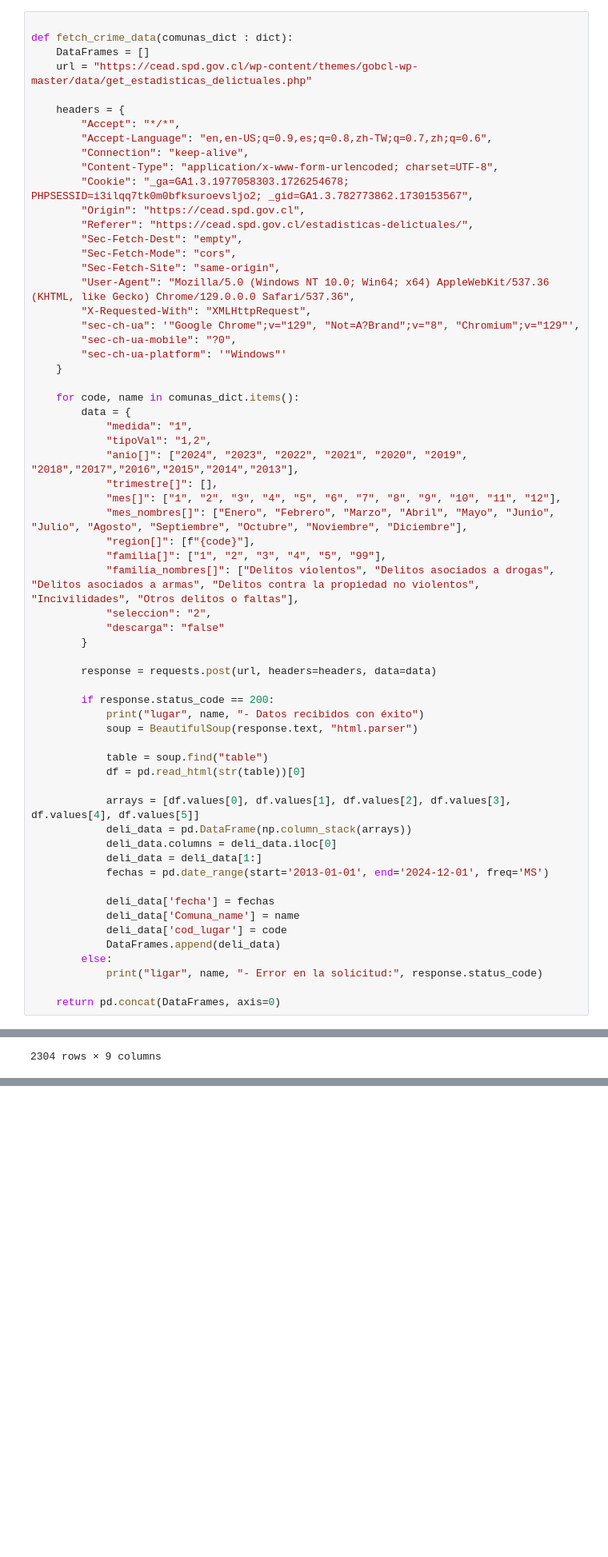
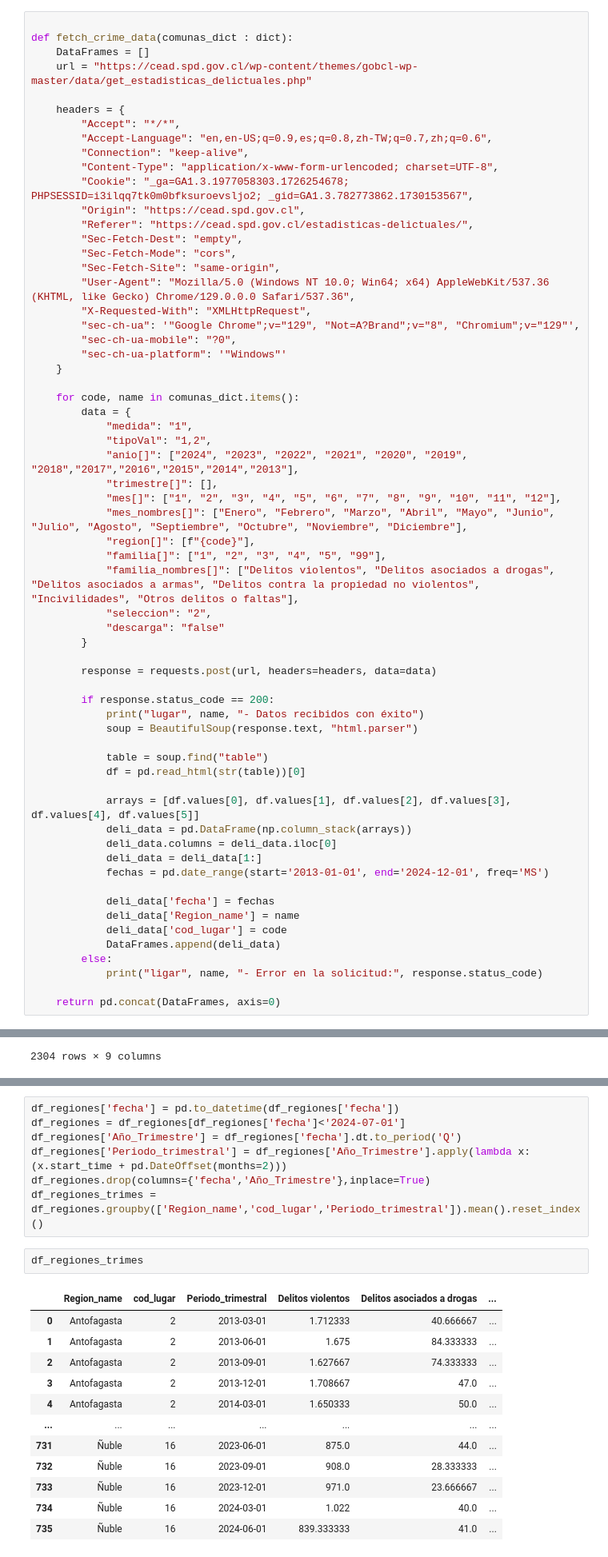
Before and after one commit to josegdotcom/imt2200-actividad-2024, a Jupyter notebook: datos de indice de criminalidad/Extracción_data_delitos.ipynb, the cells around one changed output, grey strips where cells are left out. Shown: that part at 80% size. Drawn from its saved outputs; the diff is of its cells as text; blank space fills up the shorter version.

```diff
--- a/datos de indice de criminalidad/Extracción_data_delitos.ipynb
+++ b/datos de indice de criminalidad/Extracción_data_delitos.ipynb
@@ -504,7 +504,7 @@ def fetch_crime_data(comunas_dict : dict):
             fechas = pd.date_range(start='2013-01-01', end='2024-12-01', freq='MS')
 
             deli_data['fecha'] = fechas
-            deli_data['Comuna_name'] = name
+            deli_data['Region_name'] = name
             deli_data['cod_lugar'] = code
             DataFrames.append(deli_data)
         else:
@@ -548,0 +547,22 @@ df_regiones.to_parquet('DataFrames_total_regiones.parquet')
+# %%
+df_regiones['fecha'] = pd.to_datetime(df_regiones['fecha'])
+df_regiones = df_regiones[df_regiones['fecha']<'2024-07-01']
+df_regiones['Año_Trimestre'] = df_regiones['fecha'].dt.to_period('Q')
+df_regiones['Periodo_trimestral'] = df_regiones['Año_Trimestre'].apply(lambda x: (x.start_time + pd.DateOffset(months=2)))
+df_regiones.drop(columns={'fecha','Año_Trimestre'},inplace=True)
+df_regiones_trimes = df_regiones.groupby(['Region_name','cod_lugar','Periodo_trimestral']).mean().reset_index()
+# %%
+df_regiones_trimes
+# %% [output]
+|  | Region_name | cod_lugar | Periodo_trimestral | Delitos violentos | Delitos asociados a drogas | ... |
+| 0 | Antofagasta | 2 | 2013-03-01 | 1.712333 | 40.666667 | ... |
+| 1 | Antofagasta | 2 | 2013-06-01 | 1.675 | 84.333333 | ... |
+| 2 | Antofagasta | 2 | 2013-09-01 | 1.627667 | 74.333333 | ... |
+| 3 | Antofagasta | 2 | 2013-12-01 | 1.708667 | 47.0 | ... |
+| 4 | Antofagasta | 2 | 2014-03-01 | 1.650333 | 50.0 | ... |
+| ... | ... | ... | ... | ... | ... | ... |
+| 731 | Ñuble | 16 | 2023-06-01 | 875.0 | 44.0 | ... |
+| 732 | Ñuble | 16 | 2023-09-01 | 908.0 | 28.333333 | ... |
+| 733 | Ñuble | 16 | 2023-12-01 | 971.0 | 23.666667 | ... |
+| 734 | Ñuble | 16 | 2024-03-01 | 1.022 | 40.0 | ... |
+| 735 | Ñuble | 16 | 2024-06-01 | 839.333333 | 41.0 | ... |
```
Also changed, not shown: parts of 5 cells of this notebook.
